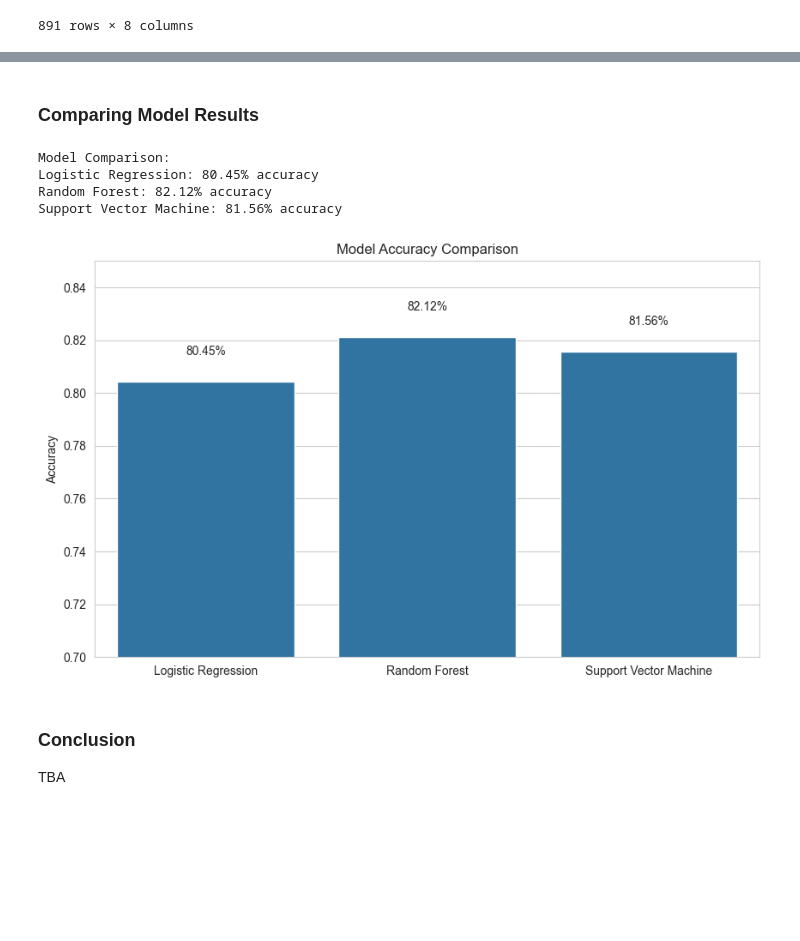
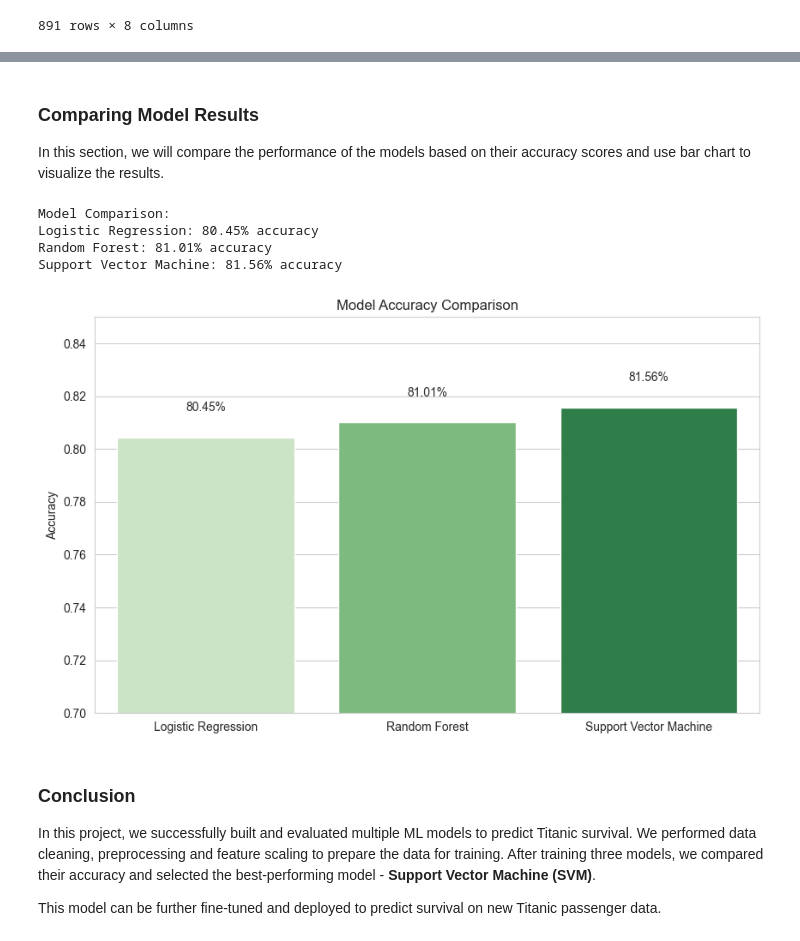
Before and after one commit to FicaaN/ML-DL-Projects, a Jupyter notebook: Titanic Survival Prediction/Titanic_Survival_Prediction.ipynb, the cells around one changed output, grey strips where cells are left out. Cells and saved outputs as stored; diff of their text form; code cells hidden in the pictures; blank space fills up the shorter version.

Commit message:
Titanic Survival Prediction Project Updated

```diff
--- a/Titanic Survival Prediction/Titanic_Survival_Prediction.ipynb
+++ b/Titanic Survival Prediction/Titanic_Survival_Prediction.ipynb
@@ -324,28 +343,32 @@ weighted avg       0.82      0.82      0.81       179
 [figure]
 # %% [markdown]
 ### Comparing Model Results
+
+In this section, we will compare the performance of the models based on their accuracy scores and use bar chart to visualize the results.
 # %%
 # Compare the accuracy of all models
 print("Model Comparison:")
 for name, acc in results.items():
     print(f"{name}: {acc:.2%} accuracy")
 
 # Visual comparison
 plt.figure()
-sns.barplot(x=list(results.keys()), y=list(results.values()))
+sns.barplot(x=list(results.keys()), y=list(results.values()), hue=list(results.keys()), palette="Greens")
 plt.title("Model Accuracy Comparison")
 plt.ylabel("Accuracy")
 plt.ylim(0.7, 0.85)  # Set y-axis limits to better see differences
 for i, v in enumerate(results.values()):
-    plt.text(i, v + 0.01, f"{v:.2%}", ha="center")
+    plt.text(i, v + 0.01, f"{v:.2%}", ha="center") # Annotate accuracy values on the bars
 plt.show()
 # %% [output]
 Model Comparison:
 Logistic Regression: 80.45% accuracy
-Random Forest: 82.12% accuracy
+Random Forest: 81.01% accuracy
 Support Vector Machine: 81.56% accuracy
-[figure, old version]
+[figure, new version]
 # %% [markdown]
 ### Conclusion
 
-TBA
+In this project, we successfully built and evaluated multiple ML models to predict Titanic survival. We performed data cleaning, preprocessing and feature scaling to prepare the data for training. After training three models, we compared their accuracy and selected the best-performing model - **Support Vector Machine (SVM)**.
+
+This model can be further fine-tuned and deployed to predict survival on new Titanic passenger data.
```
Also changed, not shown: parts of 14 cells of this notebook.
